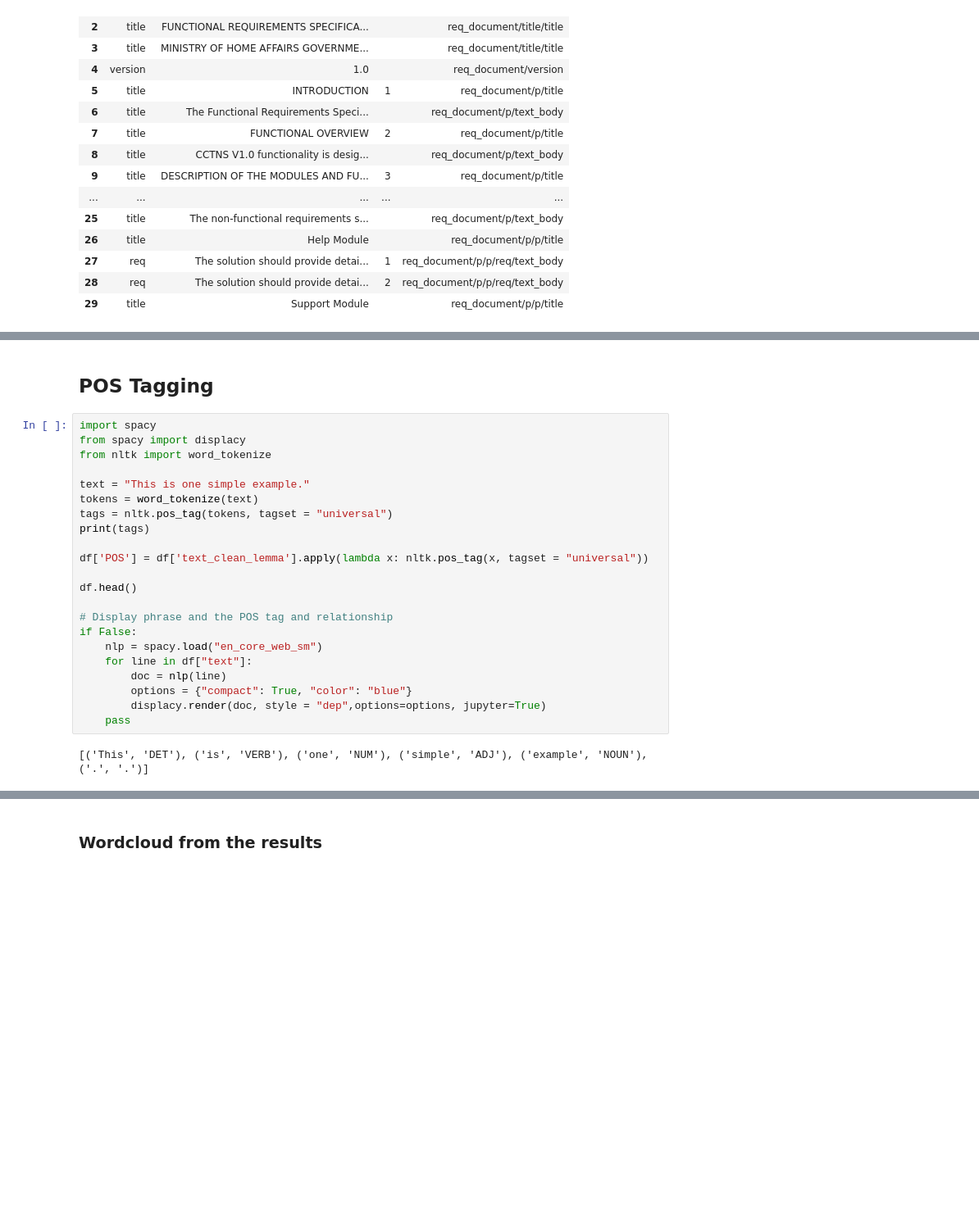
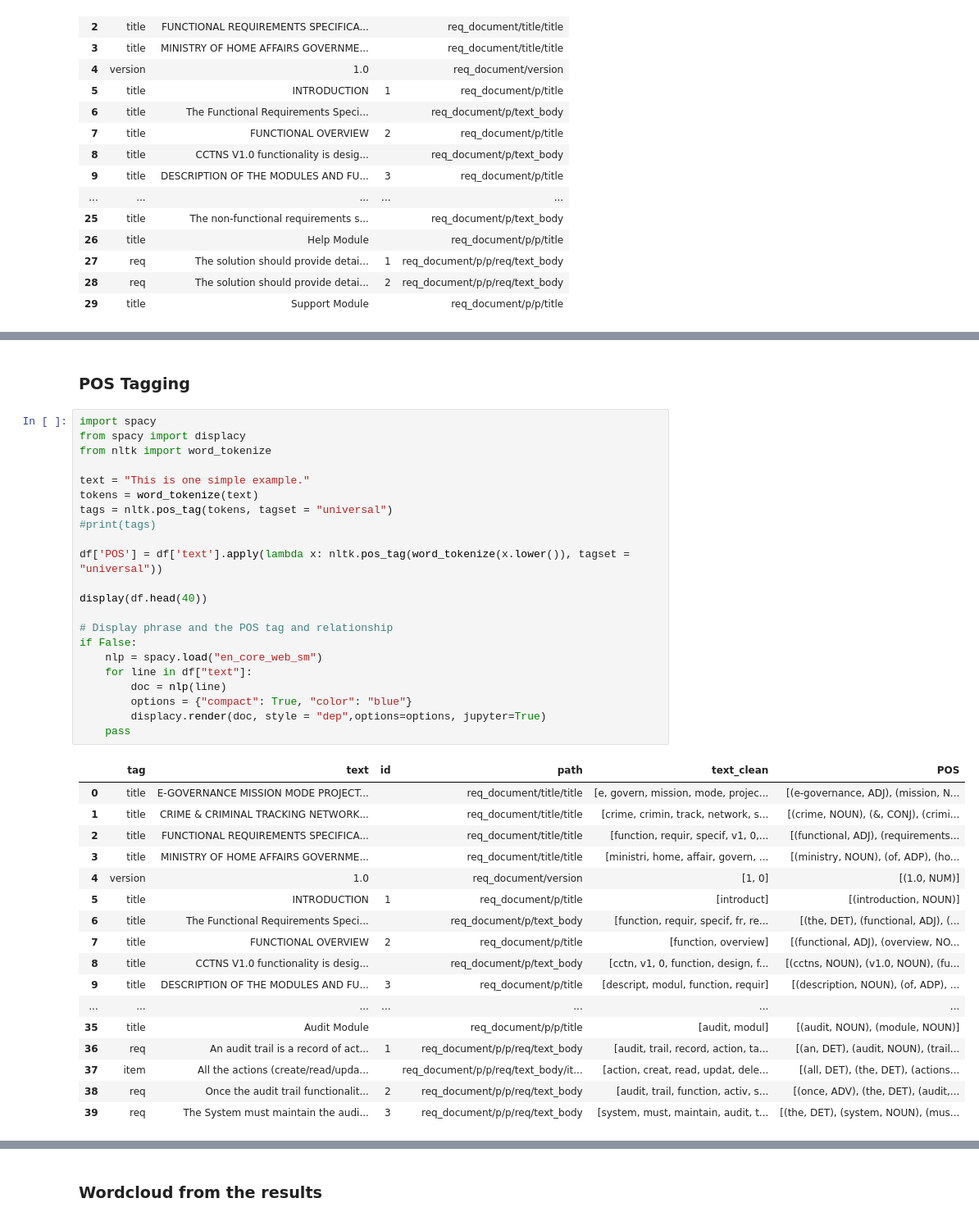
Before and after one commit to lfpneto/NLP2RE_Sandbox, a Jupyter notebook: src/Main.ipynb, the cells around one changed output, grey strips where cells are left out. Shown at 82% size. Drawn from its saved outputs; the diff is of its cells as text; blank space fills up the shorter version.

```diff
--- a/src/Main.ipynb
+++ b/src/Main.ipynb
@@ -130,29 +92,45 @@ df.head(20)
 # %% [markdown]
-## POS Tagging
+### POS Tagging
 # %%
 import spacy
 from spacy import displacy
 from nltk import word_tokenize
 
 text = "This is one simple example."
 tokens = word_tokenize(text)
 tags = nltk.pos_tag(tokens, tagset = "universal")
-print(tags)
+#print(tags)
 
-df['POS'] = df['text_clean_lemma'].apply(lambda x: nltk.pos_tag(x, tagset = "universal"))
+df['POS'] = df['text'].apply(lambda x: nltk.pos_tag(word_tokenize(x.lower()), tagset = "universal"))
 
-df.head()
+display(df.head(40))
 
 # Display phrase and the POS tag and relationship
 if False:
     nlp = spacy.load("en_core_web_sm")
     for line in df["text"]:
         doc = nlp(line)
         options = {"compact": True, "color": "blue"}
         displacy.render(doc, style = "dep",options=options, jupyter=True)
     pass
 # %% [output]
-[('This', 'DET'), ('is', 'VERB'), ('one', 'NUM'), ('simple', 'ADJ'), ('example', 'NOUN'), ('.', '.')]
+|  | tag | text | id | path | text_clean | POS |
+| 0 | title | E-GOVERNANCE MISSION MODE PROJECT... |  | req_document/title/title | [e, govern, mission, mode, projec... | [(e-governance, ADJ), (mission, N... |
+| 1 | title | CRIME & CRIMINAL TRACKING NETWORK... |  | req_document/title/title | [crime, crimin, track, network, s... | [(crime, NOUN), (&, CONJ), (crimi... |
+| 2 | title | FUNCTIONAL REQUIREMENTS SPECIFICA... |  | req_document/title/title | [function, requir, specif, v1, 0,... | [(functional, ADJ), (requirements... |
+| 3 | title | MINISTRY OF HOME AFFAIRS GOVERNME... |  | req_document/title/title | [ministri, home, affair, govern, ... | [(ministry, NOUN), (of, ADP), (ho... |
+| 4 | version | 1.0 |  | req_document/version | [1, 0] | [(1.0, NUM)] |
+| 5 | title | INTRODUCTION | 1 | req_document/p/title | [introduct] | [(introduction, NOUN)] |
+| 6 | title | The Functional Requirements Speci... |  | req_document/p/text_body | [function, requir, specif, fr, re... | [(the, DET), (functional, ADJ), (... |
+| 7 | title | FUNCTIONAL OVERVIEW | 2 | req_document/p/title | [function, overview] | [(functional, ADJ), (overview, NO... |
+| 8 | title | CCTNS V1.0 functionality is desig... |  | req_document/p/text_body | [cctn, v1, 0, function, design, f... | [(cctns, NOUN), (v1.0, NOUN), (fu... |
+| 9 | title | DESCRIPTION OF THE MODULES AND FU... | 3 | req_document/p/title | [descript, modul, function, requir] | [(description, NOUN), (of, ADP), ... |
+| ... | ... | ... | ... | ... | ... | ... |
+| 35 | title | Audit Module |  | req_document/p/p/title | [audit, modul] | [(audit, NOUN), (module, NOUN)] |
+| 36 | req | An audit trail is a record of act... | 1 | req_document/p/p/req/text_body | [audit, trail, record, action, ta... | [(an, DET), (audit, NOUN), (trail... |
+| 37 | item | All the actions (create/read/upda... |  | req_document/p/p/req/text_body/it... | [action, creat, read, updat, dele... | [(all, DET), (the, DET), (actions... |
+| 38 | req | Once the audit trail functionalit... | 2 | req_document/p/p/req/text_body | [audit, trail, function, activ, s... | [(once, ADV), (the, DET), (audit,... |
+| 39 | req | The System must maintain the audi... | 3 | req_document/p/p/req/text_body | [system, must, maintain, audit, t... | [(the, DET), (system, NOUN), (mus... |
 # %% [markdown]
 # Concordance / Ontology
 
```
Also changed, not shown: parts of 31 cells of this notebook, 2 other files.
